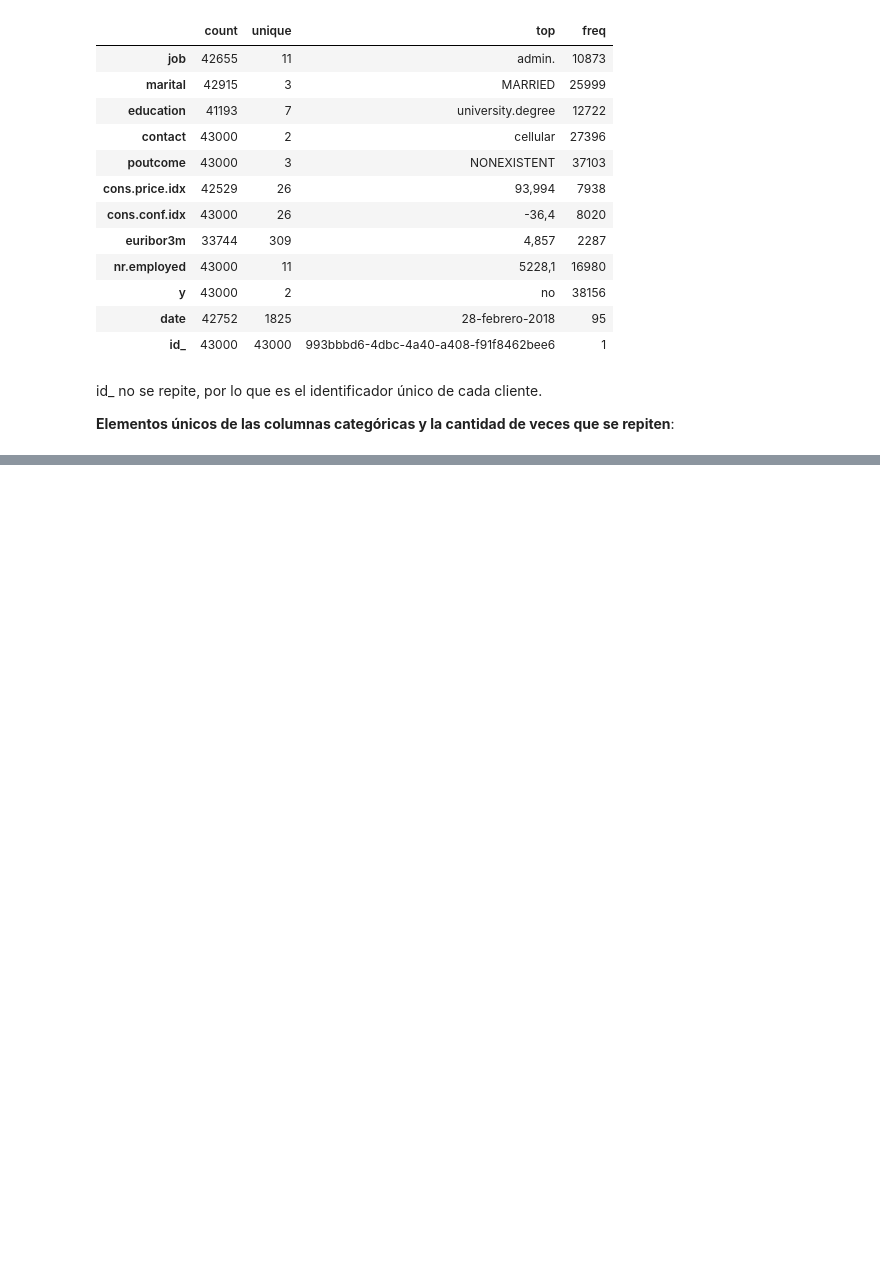
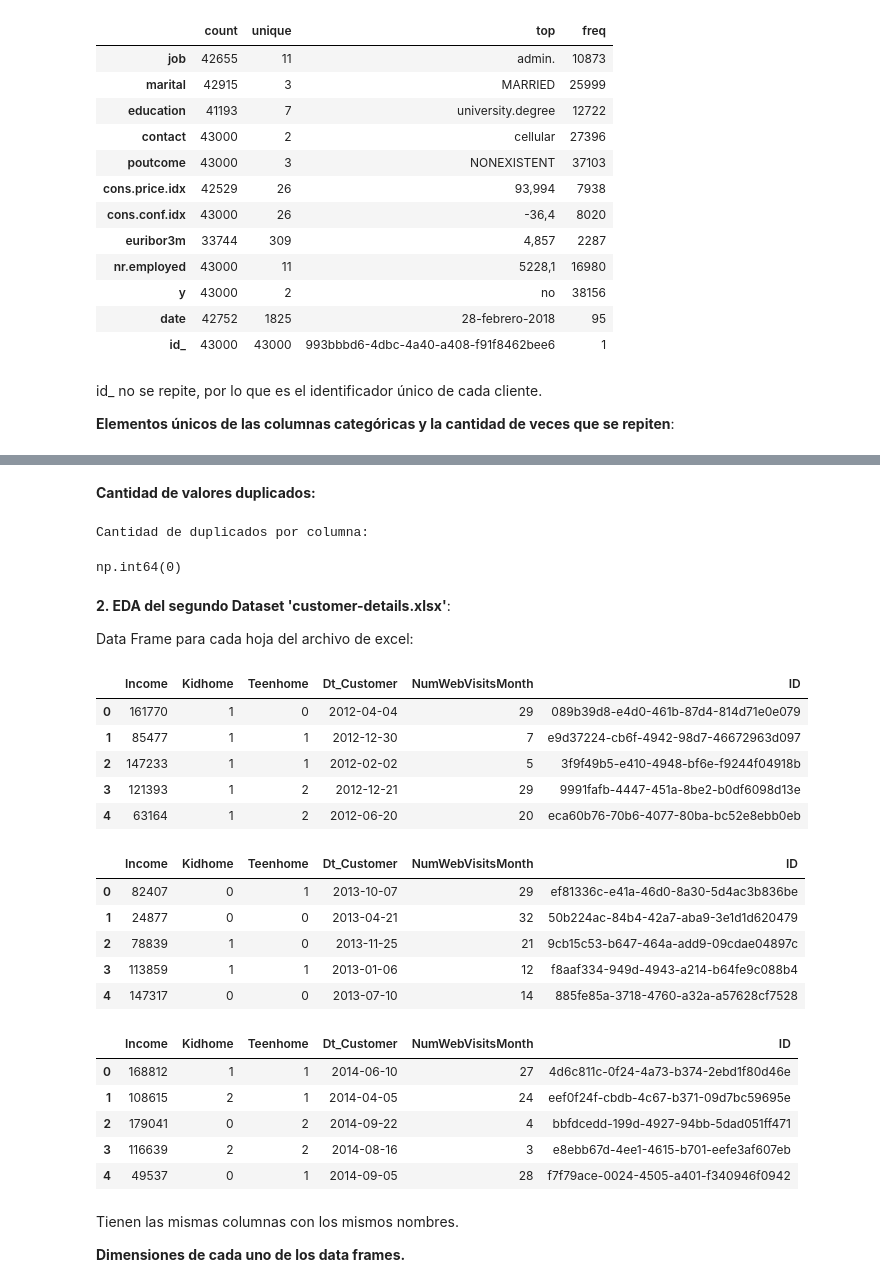
Before and after one commit to MarionaCarreras/Proyecto_PythonforData, a Jupyter notebook: EDA_bank.ipynb, the cells around one changed output, grey strips where cells are left out. Drawn from its saved outputs; the diff is of its cells as text; code cells hidden in the pictures; blank space fills up the shorter version.

```diff
--- a/EDA_bank.ipynb
+++ b/EDA_bank.ipynb
@@ -110,0 +190,47 @@ id_ no se repite, por lo que es el identificador único de cada cliente.
+# %% [markdown]
+**Cantidad de valores duplicados:**
+# %%
+print('Cantidad de duplicados por columna:')
+bank.duplicated().sum()
+# %% [output]
+Cantidad de duplicados por columna:
+np.int64(0)
+# %% [markdown]
+**2. EDA del segundo Dataset 'customer-details.xlsx'**:
+
+Data Frame para cada hoja del archivo de excel:
+# %%
+#DF distintos, uno para cada hoja.
+customer_2012 = pd.read_excel('Data/customer-details.xlsx', sheet_name='2012', index_col = 0)
+customer_2013 = pd.read_excel('Data/customer-details.xlsx', sheet_name='2013', index_col = 0)
+customer_2014 = pd.read_excel('Data/customer-details.xlsx', sheet_name='2014', index_col = 0)
+
+# Lista con los 3 DataFrames para poder hacer el EDA de los 3 al mismo tiempo
+lista_customer = [customer_2012,customer_2013,customer_2014]
+
+# Ver primeras filas de cada DF
+for df in lista_customer:
+    display(df.head())
+# %% [output]
+|  | Income | Kidhome | Teenhome | Dt_Customer | NumWebVisitsMonth | ID |
+| 0 | 161770 | 1 | 0 | 2012-04-04 | 29 | 089b39d8-e4d0-461b-87d4-814d71e0e079 |
+| 1 | 85477 | 1 | 1 | 2012-12-30 | 7 | e9d37224-cb6f-4942-98d7-46672963d097 |
+| 2 | 147233 | 1 | 1 | 2012-02-02 | 5 | 3f9f49b5-e410-4948-bf6e-f9244f04918b |
+| 3 | 121393 | 1 | 2 | 2012-12-21 | 29 | 9991fafb-4447-451a-8be2-b0df6098d13e |
+| 4 | 63164 | 1 | 2 | 2012-06-20 | 20 | eca60b76-70b6-4077-80ba-bc52e8ebb0eb |
+|  | Income | Kidhome | Teenhome | Dt_Customer | NumWebVisitsMonth | ID |
+| 0 | 82407 | 0 | 1 | 2013-10-07 | 29 | ef81336c-e41a-46d0-8a30-5d4ac3b836be |
+| 1 | 24877 | 0 | 0 | 2013-04-21 | 32 | 50b224ac-84b4-42a7-aba9-3e1d1d620479 |
+| 2 | 78839 | 1 | 0 | 2013-11-25 | 21 | 9cb15c53-b647-464a-add9-09cdae04897c |
+| 3 | 113859 | 1 | 1 | 2013-01-06 | 12 | f8aaf334-949d-4943-a214-b64fe9c088b4 |
+| 4 | 147317 | 0 | 0 | 2013-07-10 | 14 | 885fe85a-3718-4760-a32a-a57628cf7528 |
+|  | Income | Kidhome | Teenhome | Dt_Customer | NumWebVisitsMonth | ID |
+| 0 | 168812 | 1 | 1 | 2014-06-10 | 27 | 4d6c811c-0f24-4a73-b374-2ebd1f80d46e |
+| 1 | 108615 | 2 | 1 | 2014-04-05 | 24 | eef0f24f-cbdb-4c67-b371-09d7bc59695e |
+| 2 | 179041 | 0 | 2 | 2014-09-22 | 4 | bbfdcedd-199d-4927-94bb-5dad051ff471 |
+| 3 | 116639 | 2 | 2 | 2014-08-16 | 3 | e8ebb67d-4ee1-4615-b701-eefe3af607eb |
+| 4 | 49537 | 0 | 1 | 2014-09-05 | 28 | f7f79ace-0024-4505-a401-f340946f0942 |
+# %% [markdown]
+Tienen las mismas columnas con los mismos nombres.
+
+**Dimensiones de cada uno de los data frames.**
```
Also changed, not shown: parts of 46 cells of this notebook, 1 other file.
